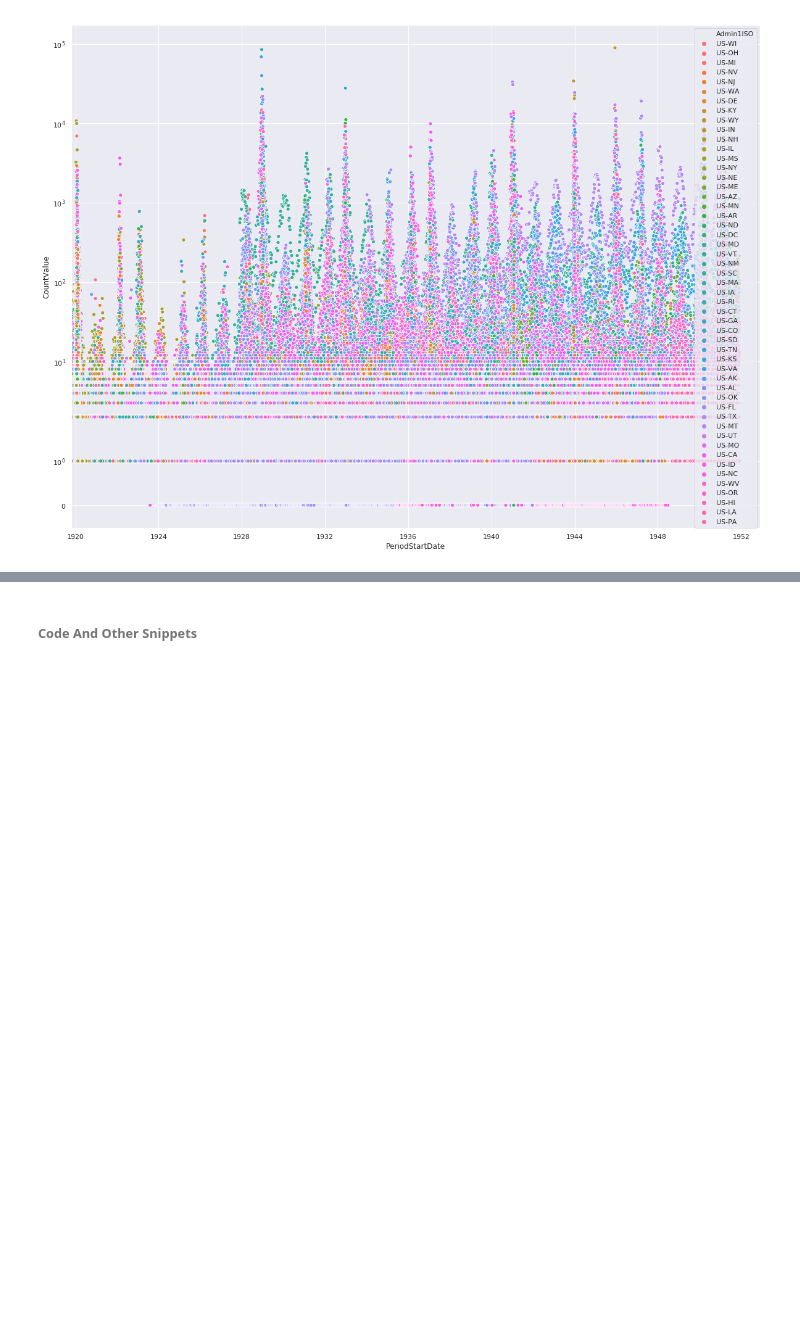
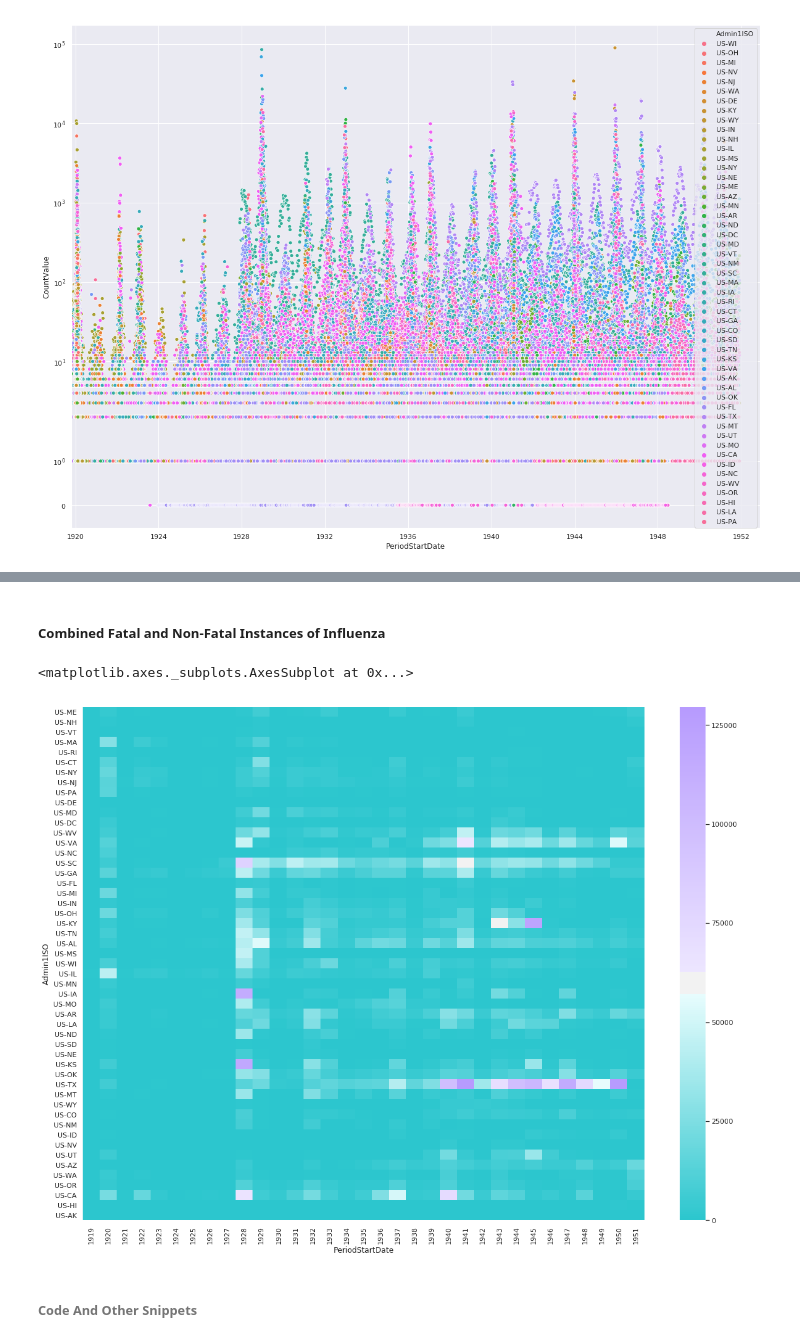
Before and after one commit to parthpatel1001/tycho_influenza, a Jupyter notebook: influenza_visualization.ipynb, the cells around one changed output, grey strips where cells are left out. Cells and saved outputs as stored; diff of their text form; code cells hidden in the pictures; blank space fills up the shorter version.

```diff
--- a/influenza_visualization.ipynb
+++ b/influenza_visualization.ipynb
@@ -173,3 +222,17 @@ plt.show()
+# %% [markdown]
+##### Combined Fatal and Non-Fatal Instances of Influenza
+# %%
+df_pv = df[df.Fatalities == 0].groupby(['Admin1ISO', df['PeriodStartDate'].dt.year])['CountValue'].sum()
+df_pv = df_pv.reset_index().pivot('Admin1ISO','PeriodStartDate', 'CountValue').reindex(states_east_to_west, axis=0).fillna(0)
+
+sns.heatmap(
+    df_pv,
+    cmap=sns.diverging_palette(200, 275, s=99, l=70, as_cmap=True),
+    center=60000
+)
+# %% [output]
+<matplotlib.axes._subplots.AxesSubplot at 0x...>
+[figure, added]
 # %% [markdown]
 ######  Code And Other Snippets
 # %%
```
Also changed, not shown: parts of 6 cells of this notebook, 1 other file.
